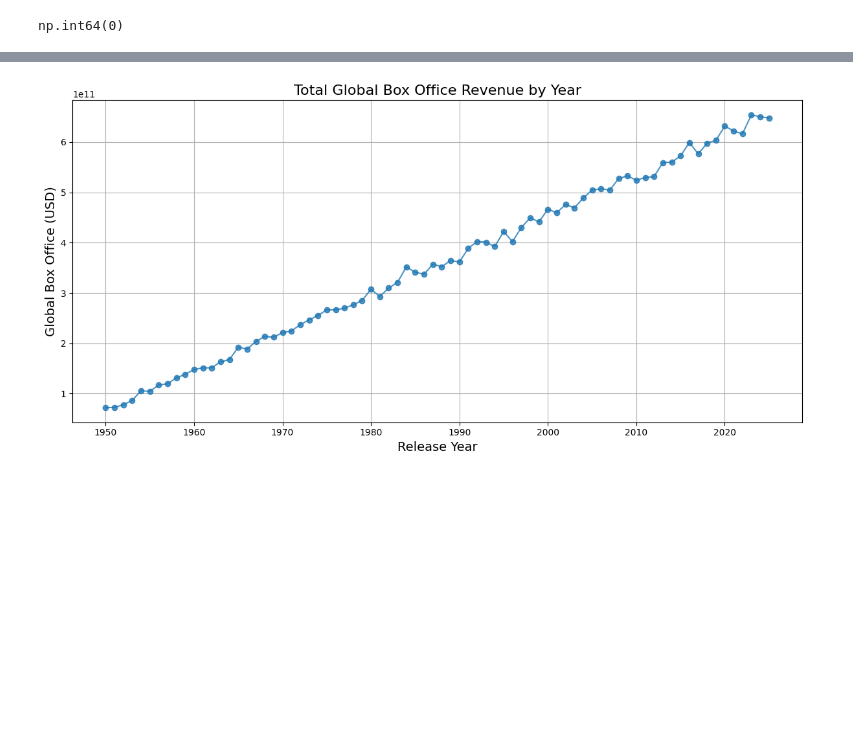
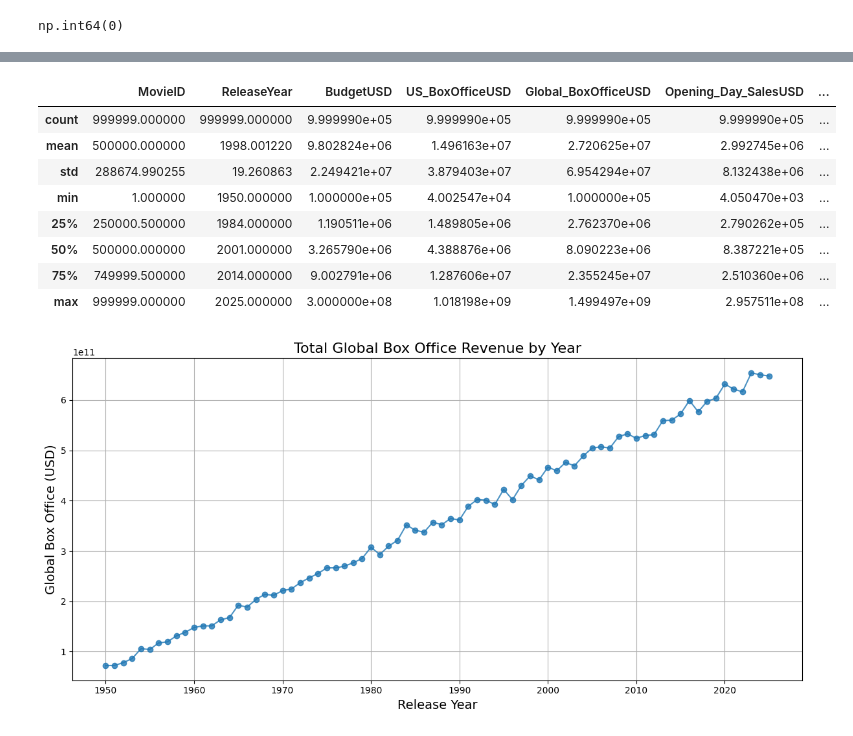
Before and after one commit to kxrrym03/Movies-Dataset, a Jupyter notebook: Movies_Analysis.ipynb, the cells around one changed output, grey strips where cells are left out. Cells and saved outputs as stored; diff of their text form; code cells hidden in the pictures; blank space fills up the shorter version.

```diff
--- a/Movies_Analysis.ipynb
+++ b/Movies_Analysis.ipynb
@@ -65,3 +85,15 @@ np.int64(0)
+# %%
+df.describe()
+# %% [output]
+|  | MovieID | ReleaseYear | BudgetUSD | US_BoxOfficeUSD | Global_BoxOfficeUSD | Opening_Day_SalesUSD | ... |
+| count | 999999.000000 | 999999.000000 | 9.999990e+05 | 9.999990e+05 | 9.999990e+05 | 9.999990e+05 | ... |
+| mean | 500000.000000 | 1998.001220 | 9.802824e+06 | 1.496163e+07 | 2.720625e+07 | 2.992745e+06 | ... |
+| std | 288674.990255 | 19.260863 | 2.249421e+07 | 3.879403e+07 | 6.954294e+07 | 8.132438e+06 | ... |
+| min | 1.000000 | 1950.000000 | 1.000000e+05 | 4.002547e+04 | 1.000000e+05 | 4.050470e+03 | ... |
+| 25% | 250000.500000 | 1984.000000 | 1.190511e+06 | 1.489805e+06 | 2.762370e+06 | 2.790262e+05 | ... |
+| 50% | 500000.000000 | 2001.000000 | 3.265790e+06 | 4.388876e+06 | 8.090223e+06 | 8.387221e+05 | ... |
+| 75% | 749999.500000 | 2014.000000 | 9.002791e+06 | 1.287606e+07 | 2.355245e+07 | 2.510360e+06 | ... |
+| max | 999999.000000 | 2025.000000 | 3.000000e+08 | 1.018198e+09 | 1.499497e+09 | 2.957511e+08 | ... |
 # %%
 # Group data by ReleaseYear and sum the Global_BoxOfficeUSD
 yearly_box_office = df.groupby('ReleaseYear')['Global_BoxOfficeUSD'].sum().reset_index()
```
Also changed, not shown: parts of 3 cells of this notebook.
